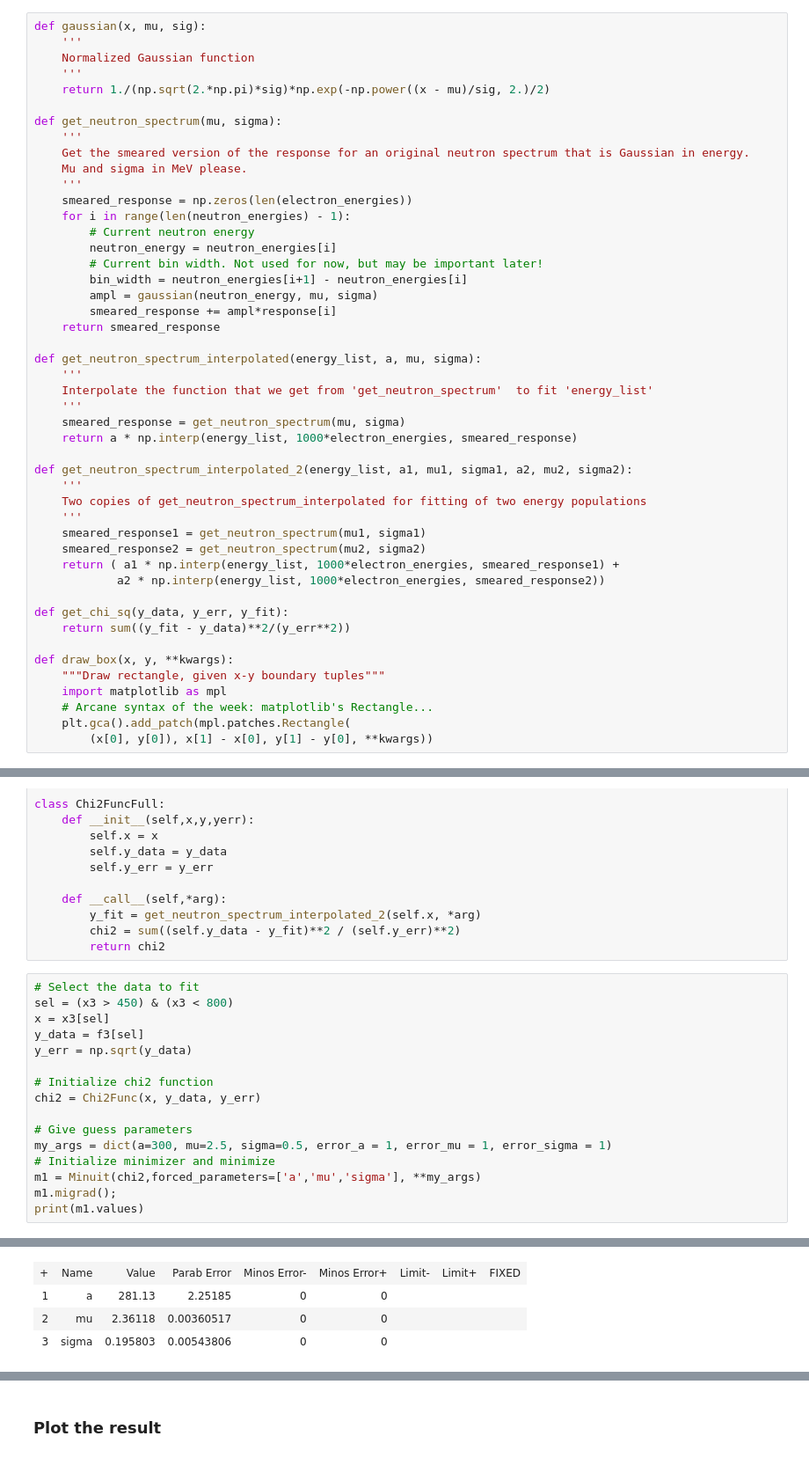
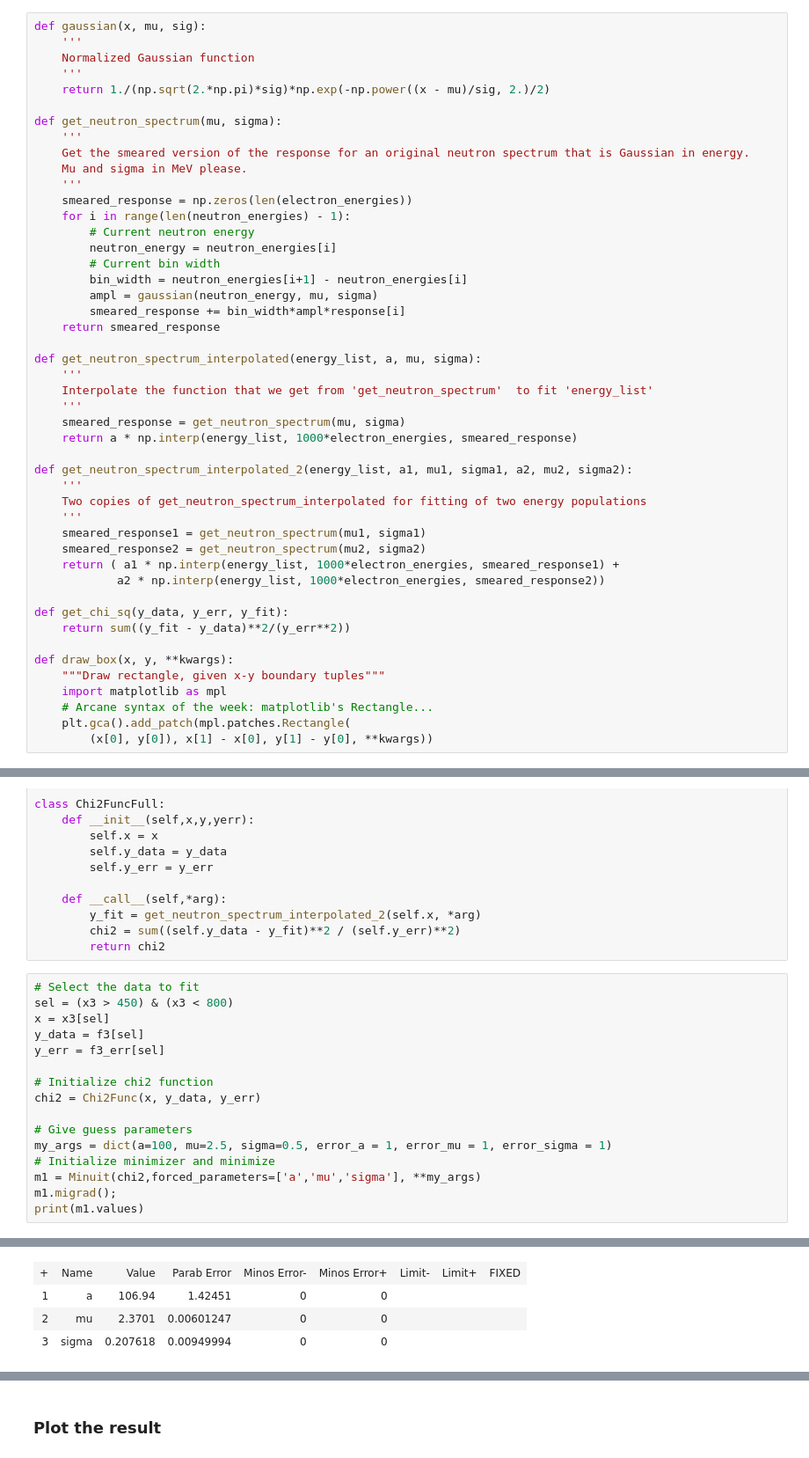
Before and after one commit to XENON1T/PTB, a Jupyter notebook: 07_deconvolution.ipynb, the cells around one changed output, grey strips where cells are left out. Shown at 88% size. Saved outputs shown, nothing was run; the diff lists cells and outputs as text.

```diff
--- a/07_deconvolution.ipynb
+++ b/07_deconvolution.ipynb
@@ -37,10 +37,10 @@ def get_neutron_spectrum(mu, sigma):
     for i in range(len(neutron_energies) - 1):
         # Current neutron energy
         neutron_energy = neutron_energies[i]
-        # Current bin width. Not used for now, but may be important later!
+        # Current bin width
         bin_width = neutron_energies[i+1] - neutron_energies[i]
         ampl = gaussian(neutron_energy, mu, sigma)
-        smeared_response += ampl*response[i]
+        smeared_response += bin_width*ampl*response[i]
     return smeared_response
 
 def get_neutron_spectrum_interpolated(energy_list, a, mu, sigma):
@@ -136,13 +152,13 @@ class Chi2FuncFull:
 sel = (x3 > 450) & (x3 < 800)
 x = x3[sel]
 y_data = f3[sel]
-y_err = np.sqrt(y_data)
+y_err = f3_err[sel]
 
 # Initialize chi2 function
 chi2 = Chi2Func(x, y_data, y_err)
 
 # Give guess parameters
-my_args = dict(a=300, mu=2.5, sigma=0.5, error_a = 1, error_mu = 1, error_sigma = 1)
+my_args = dict(a=100, mu=2.5, sigma=0.5, error_a = 1, error_mu = 1, error_sigma = 1)
 # Initialize minimizer and minimize
 m1 = Minuit(chi2,forced_parameters=['a','mu','sigma'], **my_args)
 m1.migrad();
@@ -154,9 +170,9 @@ print(m1.values)
 | Valid | Valid Param | Accurate Covar | PosDef | Made PosDef |
 | True | True | True | True | False |
 | Hesse Fail | HasCov | Above EDM |  | Reach calllim |
 | False | True | False |  | False |
 | + | Name | Value | Parab Error | Minos Error- | Minos Error+ | Limit- | Limit+ | FIXED |
-| 1 | a | 281.13 | 2.25185 | 0 | 0 |  |  |  |
-| 2 | mu | 2.36118 | 0.00360517 | 0 | 0 |  |  |  |
-| 3 | sigma | 0.195803 | 0.00543806 | 0 | 0 |  |  |  |
+| 1 | a | 106.94 | 1.42451 | 0 | 0 |  |  |  |
+| 2 | mu | 2.3701 | 0.00601247 | 0 | 0 |  |  |  |
+| 3 | sigma | 0.207618 | 0.00949994 | 0 | 0 |  |  |  |
 [interactive output not drawn]
```
Also changed, not shown: parts of 20 cells of this notebook, 1 other file.
